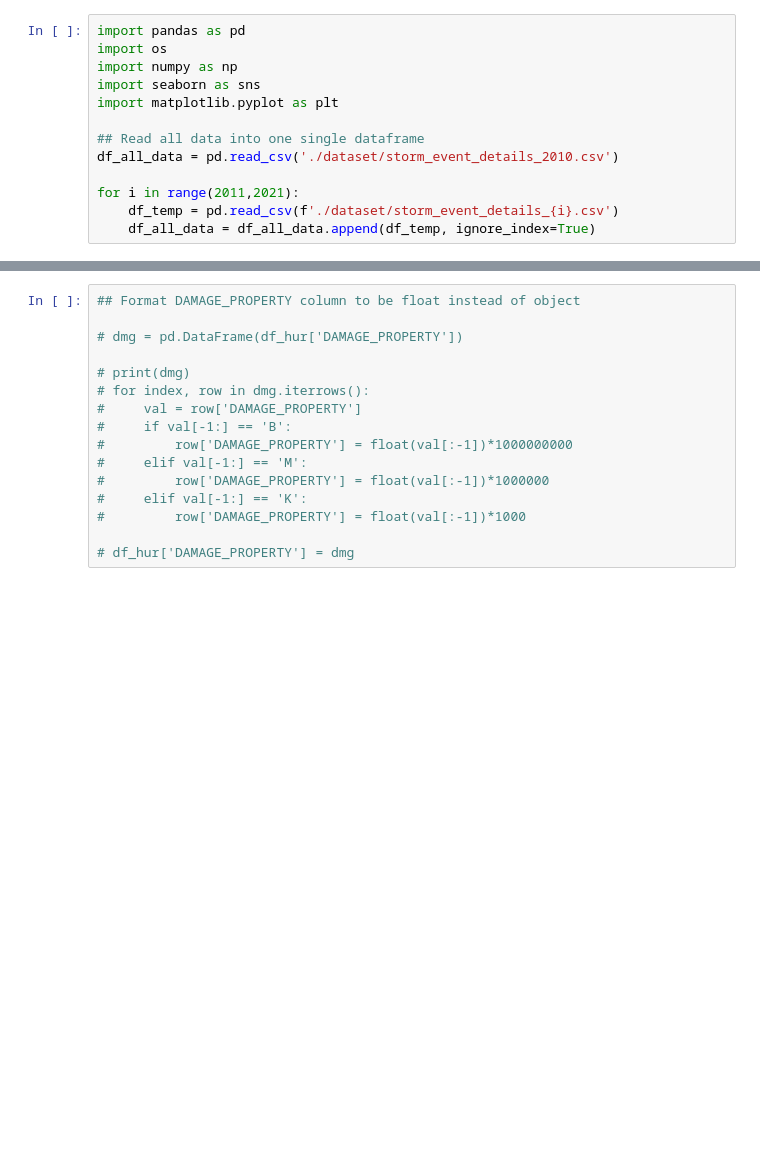
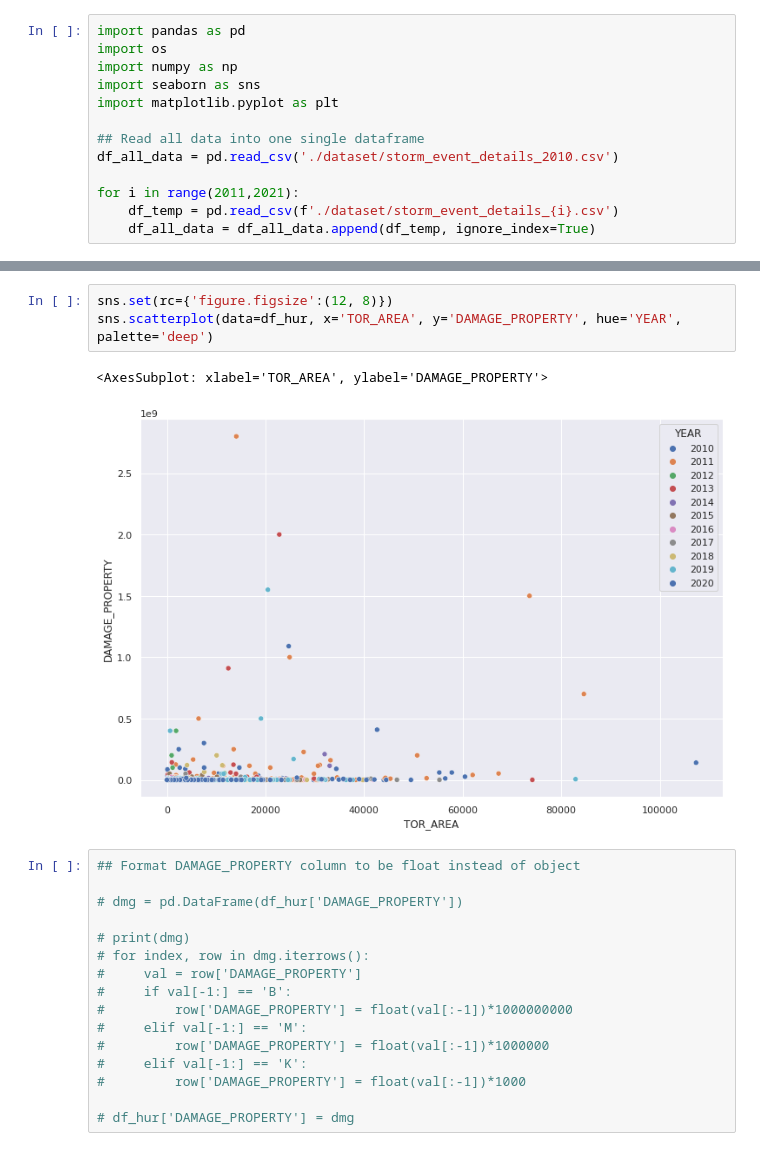
Before and after one commit to saiT1108/DS_project, a Jupyter notebook: main.ipynb, the cells around one changed output, grey strips where cells are left out. Cells and saved outputs as stored; diff of their text form; blank space fills up the shorter version.

```diff
--- a/main.ipynb
+++ b/main.ipynb
@@ -83,3 +98,9 @@ memory usage: 1.0+ MB
+# %%
+sns.set(rc={'figure.figsize':(12, 8)})
+sns.scatterplot(data=df_hur, x='TOR_AREA', y='DAMAGE_PROPERTY', hue='YEAR', palette='deep')
+# %% [output]
+<AxesSubplot: xlabel='TOR_AREA', ylabel='DAMAGE_PROPERTY'>
+[figure, added]
 # %%
 ## Format DAMAGE_PROPERTY column to be float instead of object
 
```
Also changed, not shown: parts of 6 cells of this notebook.
